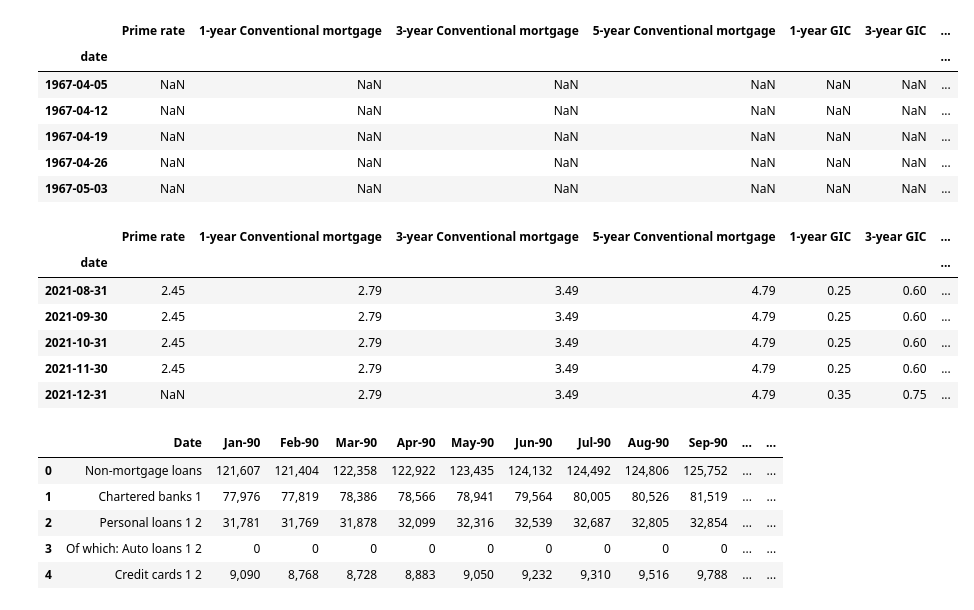
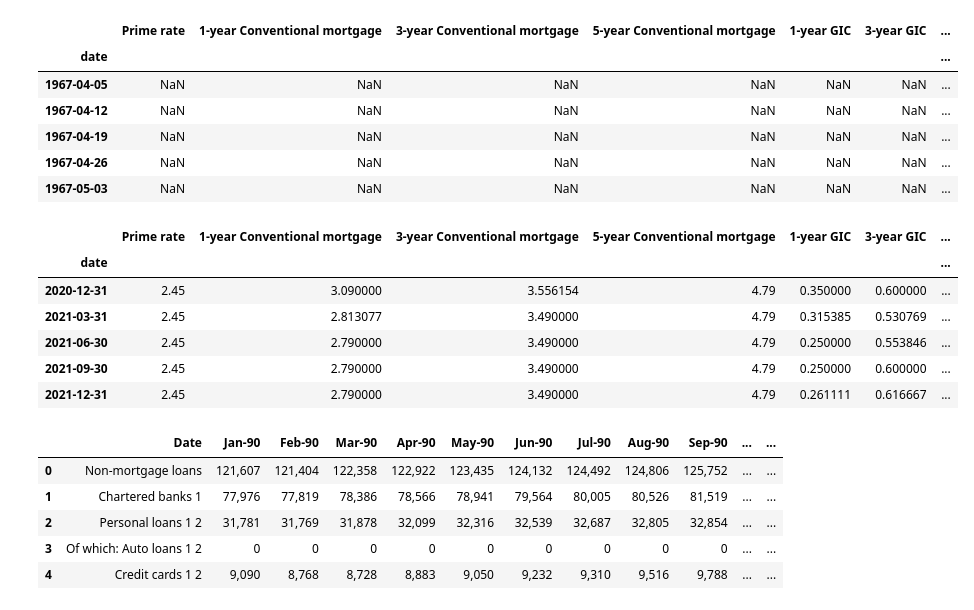
Before and after one commit to benjaminweymouth/Housing-Market-Forecasting-Time-Series-Analysis, a Jupyter notebook: Python Code/Qualitative_Multivariate Time Series.ipynb, the cells around one changed output. Drawn from its saved outputs; the diff is of its cells as text; code cells hidden in the pictures.

```diff
--- a/Python Code/Qualitative_Multivariate Time Series.ipynb
+++ b/Python Code/Qualitative_Multivariate Time Series.ipynb
@@ -34,15 +34,15 @@ df_chartered_bank_i.head()
 # %%
 # Convert daily data to monthly through the resample function
 df_chartered_bank_i.index = pd.to_datetime(df_chartered_bank_i.index)
-df_chartered_bank_i.resample('1M').mean().tail()
+df_chartered_bank_i.resample('1Q').mean().tail()
 # %% [output]
 |  | Prime rate | 1-year Conventional mortgage | 3-year Conventional mortgage | 5-year Conventional mortgage | 1-year GIC | 3-year GIC | ... |
 | date |  |  |  |  |  |  | ... |
-| 2021-08-31 | 2.45 | 2.79 | 3.49 | 4.79 | 0.25 | 0.60 | ... |
-| 2021-09-30 | 2.45 | 2.79 | 3.49 | 4.79 | 0.25 | 0.60 | ... |
-| 2021-10-31 | 2.45 | 2.79 | 3.49 | 4.79 | 0.25 | 0.60 | ... |
-| 2021-11-30 | 2.45 | 2.79 | 3.49 | 4.79 | 0.25 | 0.60 | ... |
-| 2021-12-31 | NaN | 2.79 | 3.49 | 4.79 | 0.35 | 0.75 | ... |
+| 2020-12-31 | 2.45 | 3.090000 | 3.556154 | 4.79 | 0.350000 | 0.600000 | ... |
+| 2021-03-31 | 2.45 | 2.813077 | 3.490000 | 4.79 | 0.315385 | 0.530769 | ... |
+| 2021-06-30 | 2.45 | 2.790000 | 3.490000 | 4.79 | 0.250000 | 0.553846 | ... |
+| 2021-09-30 | 2.45 | 2.790000 | 3.490000 | 4.79 | 0.250000 | 0.600000 | ... |
+| 2021-12-31 | 2.45 | 2.790000 | 3.490000 | 4.79 | 0.261111 | 0.616667 | ... |
 # %%
 # Data ingestion - reading the CSV in from Statistics Canada and the Bank of Canada
 # Credit liabilities of households.csv
```
Also changed, not shown: parts of 4 cells of this notebook.
